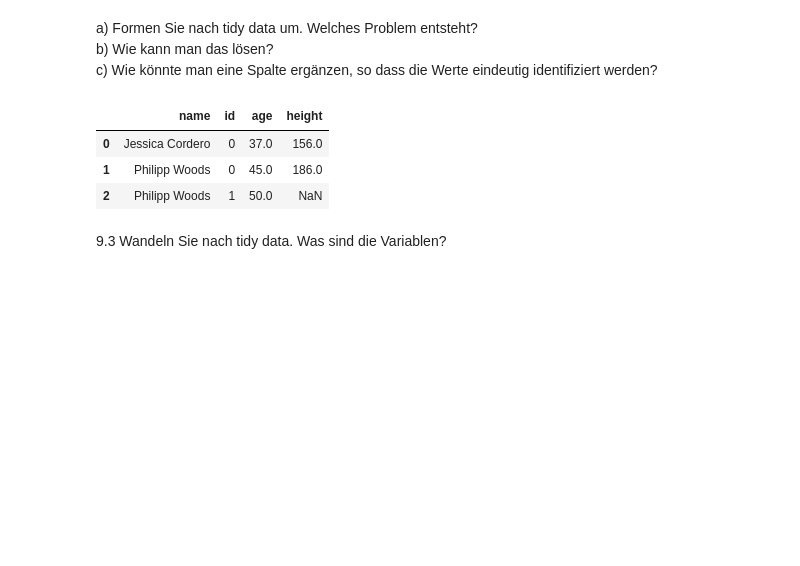
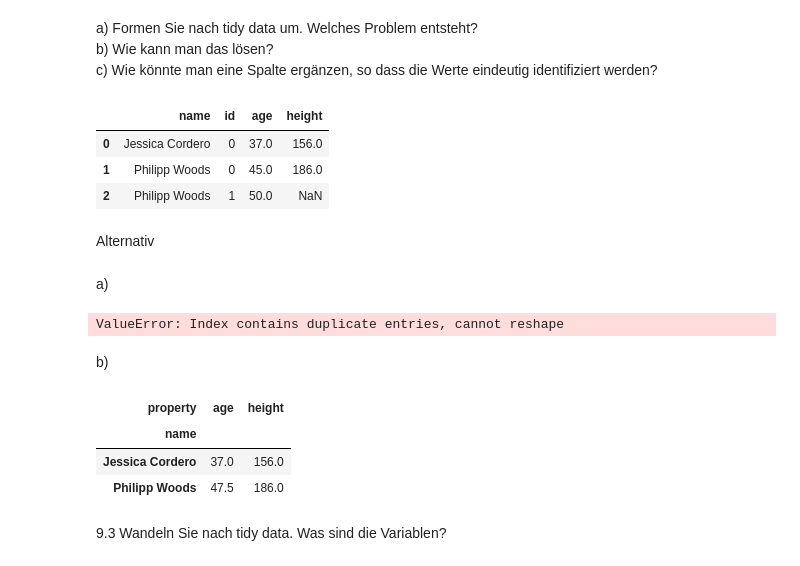
Before and after one commit to OOS-Team/DsKi_DataPreparation, a Jupyter notebook: Aufgabe2_9.ipynb, the cells around one changed output. Drawn from its saved outputs; the diff is of its cells as text; code cells hidden in the pictures; blank space fills up the shorter version.

```diff
--- a/Aufgabe2_9.ipynb
+++ b/Aufgabe2_9.ipynb
@@ -79,6 +79,23 @@ tidy_df_unique
 | 0 | Jessica Cordero | 0 | 37.0 | 156.0 |
 | 1 | Philipp Woods | 0 | 45.0 | 186.0 |
 | 2 | Philipp Woods | 1 | 50.0 | NaN |
+# %% [markdown]
+Alternativ
+# %% [markdown]
+a)
+# %%
+df.pivot(index=["name"], columns = 'property', values = 'values')
+# %% [output]
+ValueError: Index contains duplicate entries, cannot reshape
+# %% [markdown]
+b)
+# %%
+df.pivot_table(index=["name"], columns = 'property', values = 'values')
+# %% [output]
+| property | age | height |
+| name |  |  |
+| Jessica Cordero | 37.0 | 156.0 |
+| Philipp Woods | 47.5 | 186.0 |
 # %% [markdown]
 9.3 Wandeln Sie nach tidy data. Was sind die Variablen?
 # %%
```
Also changed, not shown: parts of 3 cells of this notebook, 3 other files.
